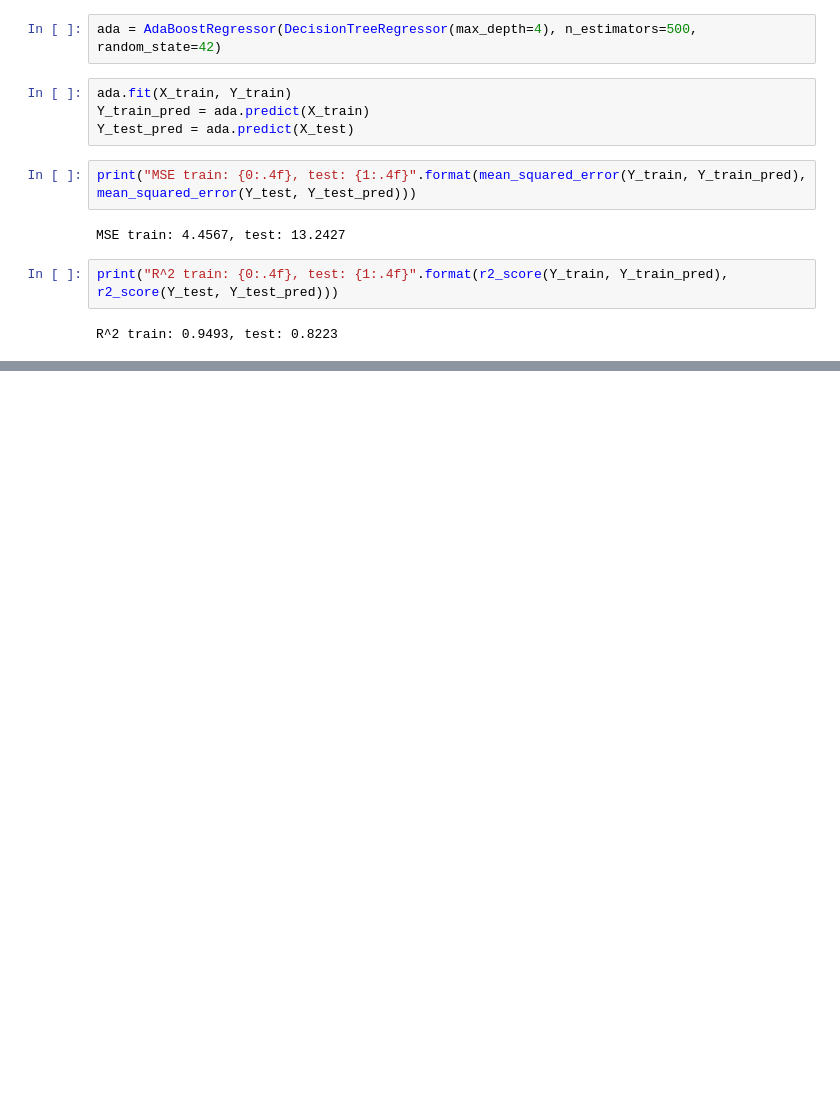
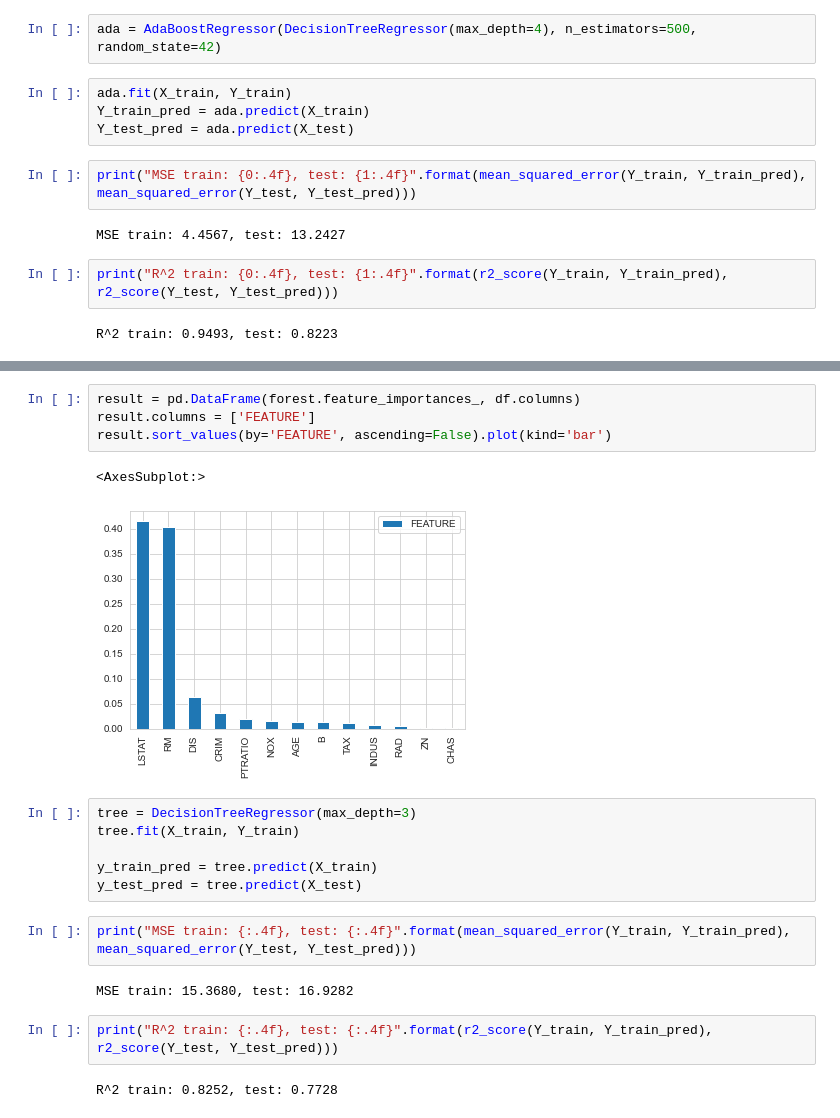
Before and after one commit to mashnun/Regression, a Jupyter notebook: Multiple Regression.ipynb, the cells around one changed output, grey strips where cells are left out. Saved outputs shown, nothing was run; the diff lists cells and outputs as text; blank space fills up the shorter version.

```diff
--- a/Multiple Regression.ipynb
+++ b/Multiple Regression.ipynb
@@ -495,0 +541,21 @@ R^2 train: 0.9493, test: 0.8223
+# %%
+result = pd.DataFrame(forest.feature_importances_, df.columns)
+result.columns = ['FEATURE']
+result.sort_values(by='FEATURE', ascending=False).plot(kind='bar')
+# %% [output]
+<AxesSubplot:>
+[figure, added]
+# %%
+tree = DecisionTreeRegressor(max_depth=3)
+tree.fit(X_train, Y_train)
+
+y_train_pred = tree.predict(X_train)
+y_test_pred = tree.predict(X_test)
+# %%
+print("MSE train: {:.4f}, test: {:.4f}".format(mean_squared_error(Y_train, Y_train_pred), mean_squared_error(Y_test, Y_test_pred)))
+# %% [output]
+MSE train: 15.3680, test: 16.9282
+# %%
+print("R^2 train: {:.4f}, test: {:.4f}".format(r2_score(Y_train, Y_train_pred), r2_score(Y_test, Y_test_pred)))
+# %% [output]
+R^2 train: 0.8252, test: 0.7728
```
Also changed, not shown: parts of 8 cells of this notebook.
